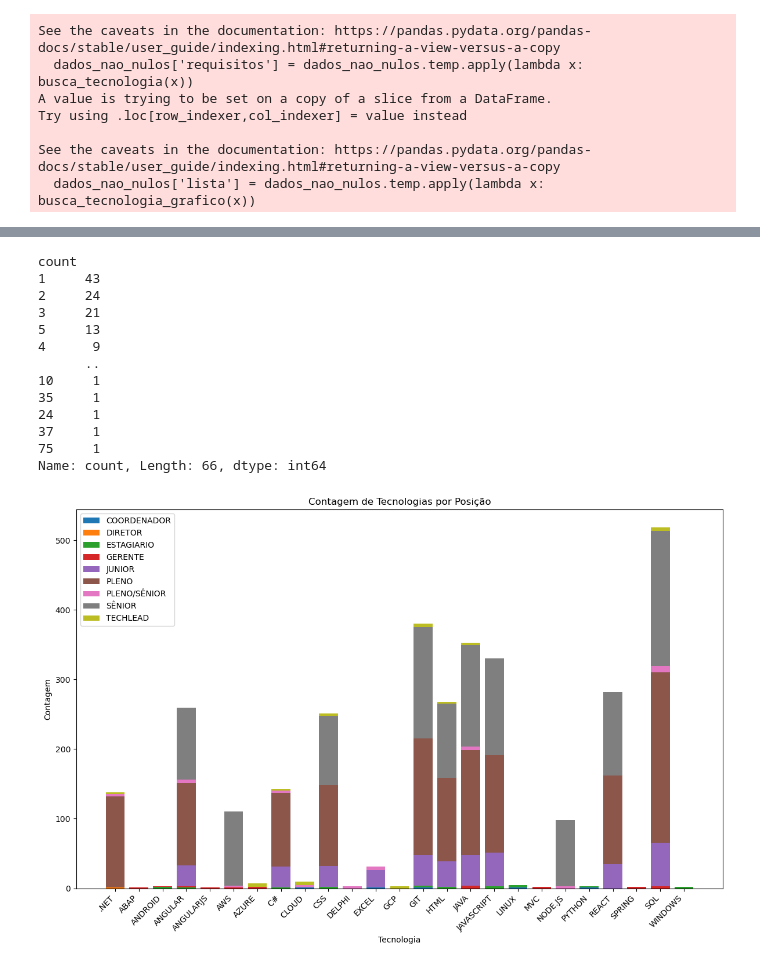
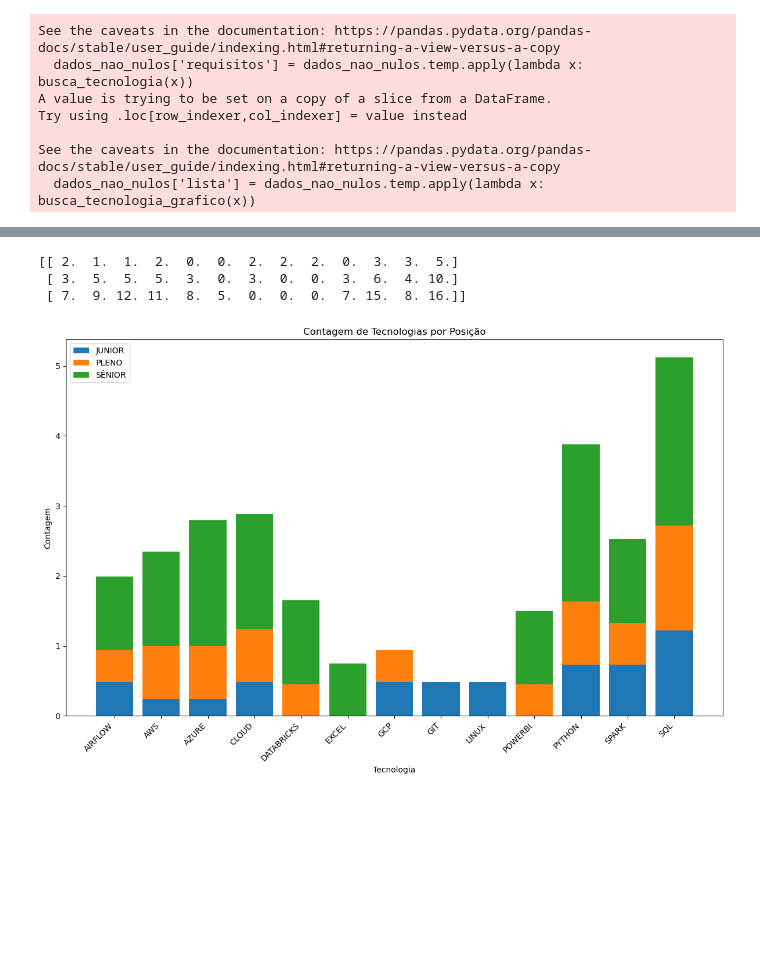
Before and after one commit to PedroCozzati/webscrap-linkedin, a Jupyter notebook: results/tratamento.ipynb, the cells around one changed output, grey strips where cells are left out. Cells and saved outputs as stored; diff of their text form; code cells hidden in the pictures; blank space fills up the shorter version.

```diff
--- a/results/tratamento.ipynb
+++ b/results/tratamento.ipynb
@@ -53,3 +53,5 @@ dados_tec
 # %%
+
+dados_tec.drop_duplicates(inplace=True)
 dados_tec[dados_tec.duplicated()]
 # %% [output]
@@ -57,0 +82,2 @@ dados_tec[dados_tec.duplicated()]
+# %%
+dados_tec.drop_duplicates(subset=['job_id'],inplace=True)
@@ -455,19 +544,19 @@ See the caveats in the documentation: https://pandas.pydata.org/pandas-docs/stab
 # %%
 df_temp=dados_nao_nulos[dados_nao_nulos.requisitos!='Não especificado']
 # %%
-contagem_tecnologias = df.lista.value_counts()
+contagem_tecnologias = df.lista.value_counts()[:10]
 cores = []
 for _ in range(len(contagem_tecnologias)):
     cor = (random.random(), random.random(), random.random())
     cores.append(cor)
 
-plt.figure(figsize=(8, 18))
+plt.figure(figsize=(8, 10))
 
 bars = plt.barh(contagem_tecnologias.index, contagem_tecnologias, color=cores)
-plt.title("Tecnologias mais pedidas em vagas com os requisitos especificados")
+plt.title("TOP 10 Tecnologias mais pedidas em vagas de engenharia de dados")
 
 for bar, valor in zip(bars, contagem_tecnologias):
-    plt.text(bar.get_width()+20, bar.get_y() + bar.get_height()/2, f'{valor}---> Pedido em ({round((valor / (len(df_temp))*100),2)}%) das vagas', ha='left', va='center')
+    plt.text(bar.get_width()+10, bar.get_y() + bar.get_height()/2, f'{valor}---> Pedido em ({round((valor / (len(df_temp))*100),2)}%) das vagas', ha='left', va='center')
 plt.xlim(right=max(contagem_tecnologias) * 2.3)
 plt.show()
 # %% [output]
@@ -561,5 +649,5 @@ plt.show()
 # %%
-dados_grafico2=dados_nao_nulos[(dados_nao_nulos.posicao!='Não especificado') & (dados_nao_nulos.requisitos!='Não especificado')]
+dados_grafico2=dados_nao_nulos[(dados_nao_nulos.posicao!='Não especificado') & (dados_nao_nulos.requisitos!='Não especificado') & (dados_nao_nulos.posicao!="DIRETOR")& (dados_nao_nulos.posicao!="COORDENADOR")& (dados_nao_nulos.posicao!="ESTAGIARIO")& (dados_nao_nulos.posicao!="GERENTE")& (dados_nao_nulos.posicao!="TECHLEAD")& (dados_nao_nulos.posicao!="PLENO/SÊNIOR")]
 # %%
 dados_explodidos = dados_grafico2.assign(requisitos=dados_grafico2['requisitos'].str.split(', ')).explode('requisitos')
 
@@ -572,55 +660,60 @@ contagem_requisitos2 = dados_explodidos.groupby(['posicao', 'requisitos']).size(
 top10_por_posicao = contagem_requisitos2.groupby(level=0).nlargest(10).reset_index(level=1, drop=True)
 
 # Agora você tem a contagem de cada requisito para cada posição
-# %%
-contagem_requisitos.value_counts()
-# %% [output]
-count
-1     43
-2     24
-3     21
-5     13
-4      9
-      ..
-10     1
-35     1
-24     1
-37     1
-75     1
-Name: count, Length: 66, dtype: int64
 # %%
 dados = top10_por_posicao
 
 posicoes = sorted(set(posicao for posicao, _ in dados.keys()))
 tecnologias = sorted(set(tecnologia for _, tecnologia in dados.keys()))
 
 # Criar uma matriz de contagem de tecnologias para todas as posições
 matriz_contagem = np.zeros((len(posicoes), len(tecnologias)))
 
 # Preencher a matriz com as contagens reais
 for i, posicao in enumerate(posicoes):
     for j, tecnologia in enumerate(tecnologias):
         matriz_contagem[i, j] = dados.get((posicao, tecnologia), 0)
 
 # Criar o gráfico de barras empilhadas
 plt.figure(figsize=(12, 8))
+print(matriz_contagem)
+
+
+total_vacancies = np.sum(matriz_contagem)
+
+# Percentages for each position
+percentages = np.array([0.2438, 0.15, 0.15])  # Junior, Pleno, Senior
+
+# Calculate target number of vacancies for each position
+target_vacancies = percentages * total_vacancies
+
+# Adjust the vacancies in the matrix according to the target number of vacancies
+adjusted_matrix = np.zeros_like(matriz_contagem)
+for i in range(matriz_contagem.shape[0]):
+    for j in range(matriz_contagem.shape[1]):
+        position_percentage = matriz_contagem[i, j] / total_vacancies
+        adjusted_matrix[i, j] = target_vacancies[i] * position_percentage
 
 bottom = np.zeros(len(tecnologias))
 for i, posicao in enumerate(posicoes):
-    plt.bar(tecnologias, matriz_contagem[i], label=posicao, bottom=bottom)
-    bottom += matriz_contagem[i]
+    plt.bar(tecnologias, adjusted_matrix[i], label=posicao, bottom=bottom)
+    bottom += adjusted_matrix[i]
+
 
 plt.xlabel('Tecnologia')
 plt.ylabel('Contagem')
 plt.title('Contagem de Tecnologias por Posição')
 plt.legend()
 plt.xticks(rotation=45, ha='right')
 plt.tight_layout()
 
 # Mostrar o gráfico
 plt.show()
 # %% [output]
+[[ 2.  1.  1.  2.  0.  0.  2.  2.  2.  0.  3.  3.  5.]
+ [ 3.  5.  5.  5.  3.  0.  3.  0.  0.  3.  6.  4. 10.]
+ [ 7.  9. 12. 11.  8.  5.  0.  0.  0.  7. 15.  8. 16.]]
-[figure, old version]
+[figure, new version]
 # %%
 dados_junior = contagem_requisitos.loc['JUNIOR']
 
```
Also changed, not shown: parts of 48 cells of this notebook, 3 other files.
